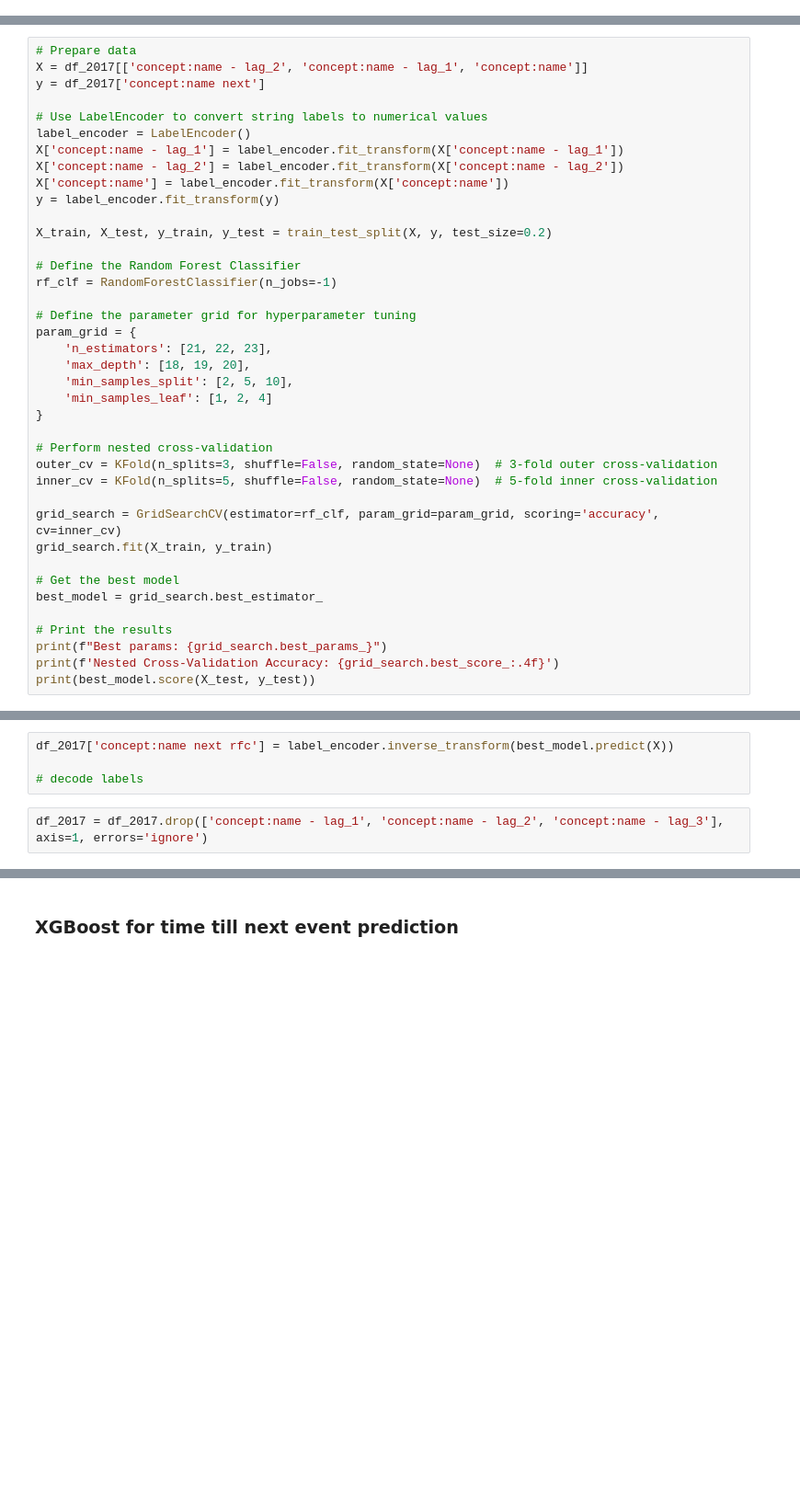
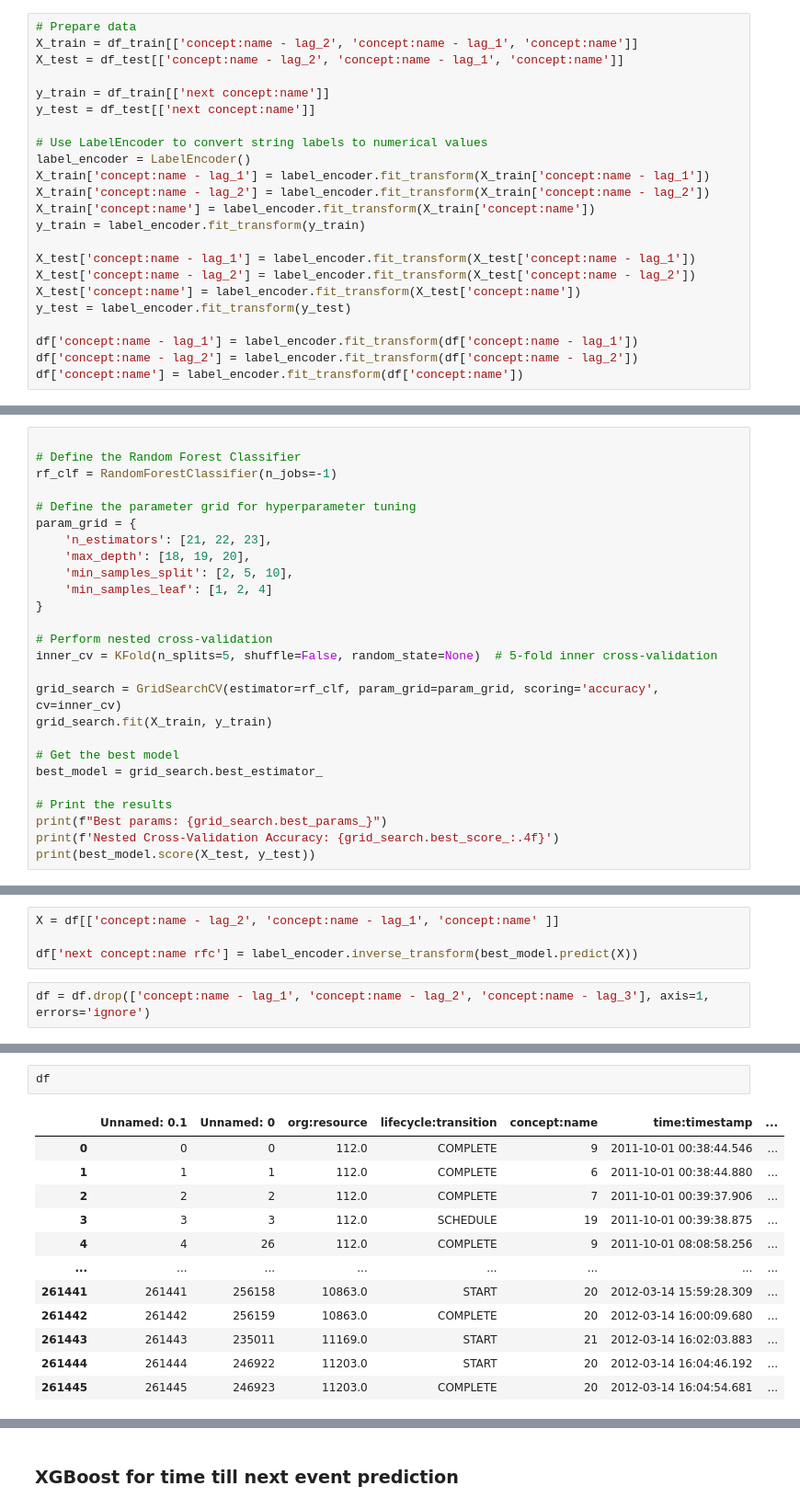
Before and after one commit to AlexRaudvee/Process_Mining_1, a Jupyter notebook: Sprint_2/modesl_train_xgboost_rfc.ipynb, the cells around one changed output, grey strips where cells are left out. Shown at 92% size. Saved outputs shown, nothing was run; the diff lists cells and outputs as text; blank space fills up the shorter version.

```diff
--- a/Sprint_2/modesl_train_xgboost_rfc.ipynb
+++ b/Sprint_2/modesl_train_xgboost_rfc.ipynb
@@ -82 +91,24 @@ Index(['Unnamed: 0', 'Action', 'org:resource', 'concept:name', 'EventOrigin',
       dtype='object')
+# %%
+# Prepare data
+X_train = df_train[['concept:name - lag_2', 'concept:name - lag_1', 'concept:name']]
+X_test = df_test[['concept:name - lag_2', 'concept:name - lag_1', 'concept:name']]
+
+y_train = df_train[['next concept:name']]
+y_test = df_test[['next concept:name']]
+
+# Use LabelEncoder to convert string labels to numerical values
+label_encoder = LabelEncoder()
+X_train['concept:name - lag_1'] = label_encoder.fit_transform(X_train['concept:name - lag_1'])
+X_train['concept:name - lag_2'] = label_encoder.fit_transform(X_train['concept:name - lag_2'])
+X_train['concept:name'] = label_encoder.fit_transform(X_train['concept:name'])
+y_train = label_encoder.fit_transform(y_train)
+
+X_test['concept:name - lag_1'] = label_encoder.fit_transform(X_test['concept:name - lag_1'])
+X_test['concept:name - lag_2'] = label_encoder.fit_transform(X_test['concept:name - lag_2'])
+X_test['concept:name'] = label_encoder.fit_transform(X_test['concept:name'])
+y_test = label_encoder.fit_transform(y_test)
+
+df['concept:name - lag_1'] = label_encoder.fit_transform(df['concept:name - lag_1'])
+df['concept:name - lag_2'] = label_encoder.fit_transform(df['concept:name - lag_2'])
+df['concept:name'] = label_encoder.fit_transform(df['concept:name'])
@@ -83,16 +133,4 @@ Index(['Unnamed: 0', 'Action', 'org:resource', 'concept:name', 'EventOrigin',
 # %%
-# Prepare data
-X = df_2017[['concept:name - lag_2', 'concept:name - lag_1', 'concept:name']]
-y = df_2017['concept:name next']
-
-# Use LabelEncoder to convert string labels to numerical values
-label_encoder = LabelEncoder()
-X['concept:name - lag_1'] = label_encoder.fit_transform(X['concept:name - lag_1'])
-X['concept:name - lag_2'] = label_encoder.fit_transform(X['concept:name - lag_2'])
-X['concept:name'] = label_encoder.fit_transform(X['concept:name'])
-y = label_encoder.fit_transform(y)
-
-X_train, X_test, y_train, y_test = train_test_split(X, y, test_size=0.2)
 
 # Define the Random Forest Classifier
 rf_clf = RandomForestClassifier(n_jobs=-1)
@@ -106,7 +144,6 @@ param_grid = {
 }
 
 # Perform nested cross-validation
-outer_cv = KFold(n_splits=3, shuffle=False, random_state=None)  # 3-fold outer cross-validation
 inner_cv = KFold(n_splits=5, shuffle=False, random_state=None)  # 5-fold inner cross-validation
 
 grid_search = GridSearchCV(estimator=rf_clf, param_grid=param_grid, scoring='accuracy', cv=inner_cv)
@@ -141,6 +163,6 @@ Nested Cross-Validation Accuracy: 0.8355
 # %%
-df_2017['concept:name next rfc'] = label_encoder.inverse_transform(best_model.predict(X))
+X = df[['concept:name - lag_2', 'concept:name - lag_1', 'concept:name' ]]
 
-# decode labels
+df['next concept:name rfc'] = label_encoder.inverse_transform(best_model.predict(X))
 # %%
-df_2017 = df_2017.drop(['concept:name - lag_1', 'concept:name - lag_2', 'concept:name - lag_3'], axis=1, errors='ignore')
+df = df.drop(['concept:name - lag_1', 'concept:name - lag_2', 'concept:name - lag_3'], axis=1, errors='ignore')
@@ -164,0 +169,15 @@ df_2017.to_csv('BPI_2017_rfc_xgboost.csv')
+# %%
+df
+# %% [output]
+|  | Unnamed: 0.1 | Unnamed: 0 | org:resource | lifecycle:transition | concept:name | time:timestamp | ... |
+| 0 | 0 | 0 | 112.0 | COMPLETE | 9 | 2011-10-01 00:38:44.546 | ... |
+| 1 | 1 | 1 | 112.0 | COMPLETE | 6 | 2011-10-01 00:38:44.880 | ... |
+| 2 | 2 | 2 | 112.0 | COMPLETE | 7 | 2011-10-01 00:39:37.906 | ... |
+| 3 | 3 | 3 | 112.0 | SCHEDULE | 19 | 2011-10-01 00:39:38.875 | ... |
+| 4 | 4 | 26 | 112.0 | COMPLETE | 9 | 2011-10-01 08:08:58.256 | ... |
+| ... | ... | ... | ... | ... | ... | ... | ... |
+| 261441 | 261441 | 256158 | 10863.0 | START | 20 | 2012-03-14 15:59:28.309 | ... |
+| 261442 | 261442 | 256159 | 10863.0 | COMPLETE | 20 | 2012-03-14 16:00:09.680 | ... |
+| 261443 | 261443 | 235011 | 11169.0 | START | 21 | 2012-03-14 16:02:03.883 | ... |
+| 261444 | 261444 | 246922 | 11203.0 | START | 20 | 2012-03-14 16:04:46.192 | ... |
+| 261445 | 261445 | 246923 | 11203.0 | COMPLETE | 20 | 2012-03-14 16:04:54.681 | ... |
```
Also changed, not shown: parts of 16 cells of this notebook, 1 other file.
